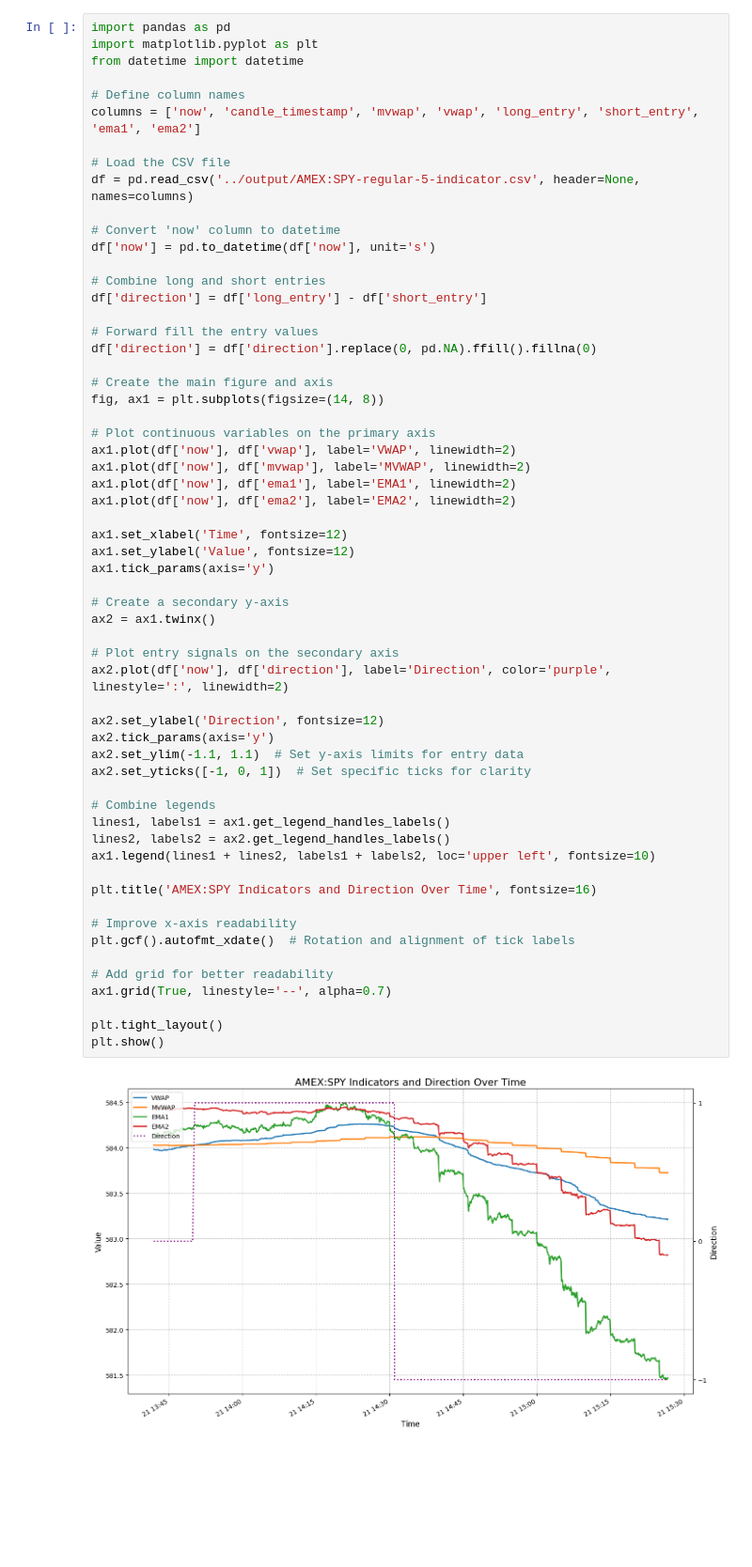
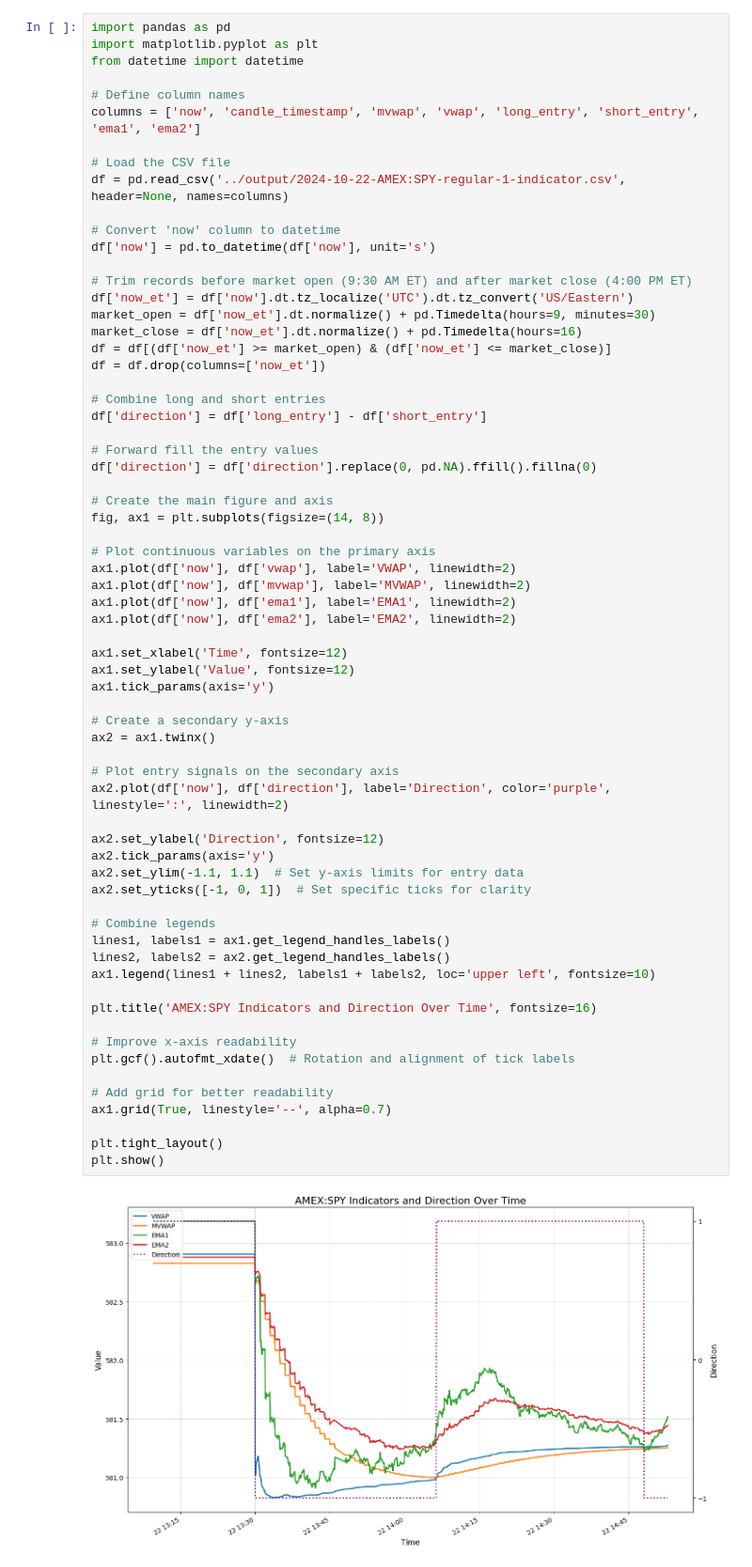
Before and after one commit to brandonros/tradingview, a Jupyter notebook: notebooks/indicator.ipynb, the cells around one changed output. Shown: that part at 94% size. Saved outputs shown, nothing was run; the diff lists cells and outputs as text; blank space fills up the shorter version.

```diff
--- a/notebooks/indicator.ipynb
+++ b/notebooks/indicator.ipynb
@@ -7,10 +7,17 @@ from datetime import datetime
 columns = ['now', 'candle_timestamp', 'mvwap', 'vwap', 'long_entry', 'short_entry', 'ema1', 'ema2']
 
 # Load the CSV file
-df = pd.read_csv('../output/AMEX:SPY-regular-5-indicator.csv', header=None, names=columns)
+df = pd.read_csv('../output/2024-10-22-AMEX:SPY-regular-1-indicator.csv', header=None, names=columns)
 
 # Convert 'now' column to datetime
 df['now'] = pd.to_datetime(df['now'], unit='s')
+
+# Trim records before market open (9:30 AM ET) and after market close (4:00 PM ET)
+df['now_et'] = df['now'].dt.tz_localize('UTC').dt.tz_convert('US/Eastern')
+market_open = df['now_et'].dt.normalize() + pd.Timedelta(hours=9, minutes=30)
+market_close = df['now_et'].dt.normalize() + pd.Timedelta(hours=16)
+df = df[(df['now_et'] >= market_open) & (df['now_et'] <= market_close)]
+df = df.drop(columns=['now_et'])
 
 # Combine long and short entries
 df['direction'] = df['long_entry'] - df['short_entry']
@@ -31,31 +38,31 @@ ax1.set_xlabel('Time', fontsize=12)
 ax1.set_ylabel('Value', fontsize=12)
 ax1.tick_params(axis='y')
 
 # Create a secondary y-axis
 ax2 = ax1.twinx()
 
 # Plot entry signals on the secondary axis
 ax2.plot(df['now'], df['direction'], label='Direction', color='purple', linestyle=':', linewidth=2)
 
 ax2.set_ylabel('Direction', fontsize=12)
 ax2.tick_params(axis='y')
 ax2.set_ylim(-1.1, 1.1)  # Set y-axis limits for entry data
 ax2.set_yticks([-1, 0, 1])  # Set specific ticks for clarity
 
 # Combine legends
 lines1, labels1 = ax1.get_legend_handles_labels()
 lines2, labels2 = ax2.get_legend_handles_labels()
 ax1.legend(lines1 + lines2, labels1 + labels2, loc='upper left', fontsize=10)
 
 plt.title('AMEX:SPY Indicators and Direction Over Time', fontsize=16)
 
 # Improve x-axis readability
 plt.gcf().autofmt_xdate()  # Rotation and alignment of tick labels
 
 # Add grid for better readability
 ax1.grid(True, linestyle='--', alpha=0.7)
 
 plt.tight_layout()
 plt.show()
 # %% [output]
-[figure, old version]
+[figure, new version]
```
Also changed, not shown: 3 other files.
